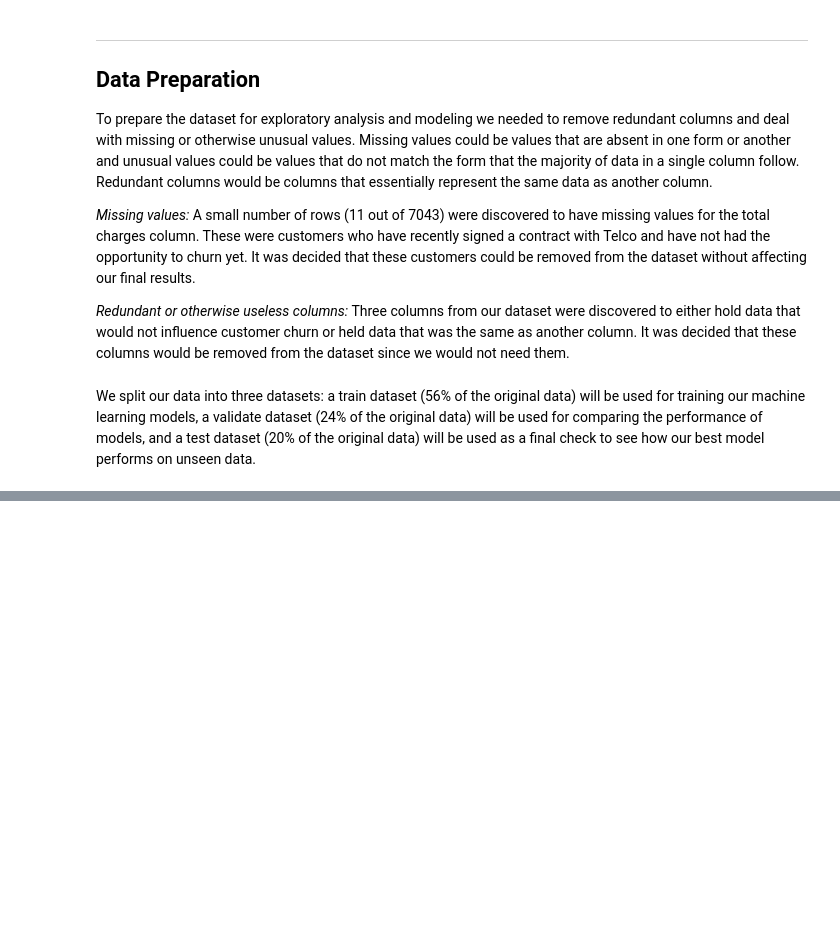
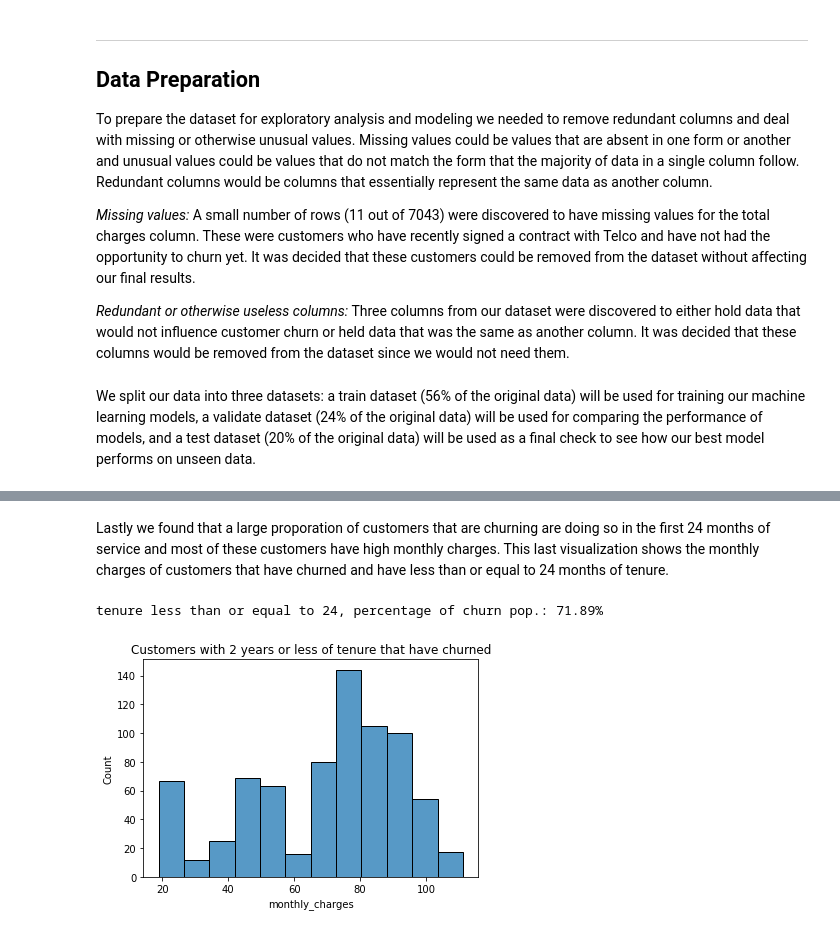
Before and after one commit to alegarcia-dev/telco-classification-project, a Jupyter notebook: Telco_Final_Report.ipynb, the cells around one changed output, grey strips where cells are left out. Drawn from its saved outputs; the diff is of its cells as text; code cells hidden in the pictures; blank space fills up the shorter version.

```diff
--- a/Telco_Final_Report.ipynb
+++ b/Telco_Final_Report.ipynb
@@ -71,0 +109,9 @@ train, validate, test = split_data(telco_customers)
+# %% [markdown]
+Lastly we found that a large proporation of customers that are churning are doing so in the first 24 months of service and most of these customers have high monthly charges. This last visualization shows the monthly charges of customers that have churned and have less than or equal to 24 months of tenure.
+# %%
+# Here we visualize the monthly charges of customers that have churned and have less than or equal
+# to 24 months of tenure.
+visualize_monthly_charges_versus_tenure(train)
+# %% [output]
+tenure less than or equal to 24, percentage of churn pop.: 71.89%
+[figure, added]
```
Also changed, not shown: parts of 12 cells of this notebook, 5 other files.
